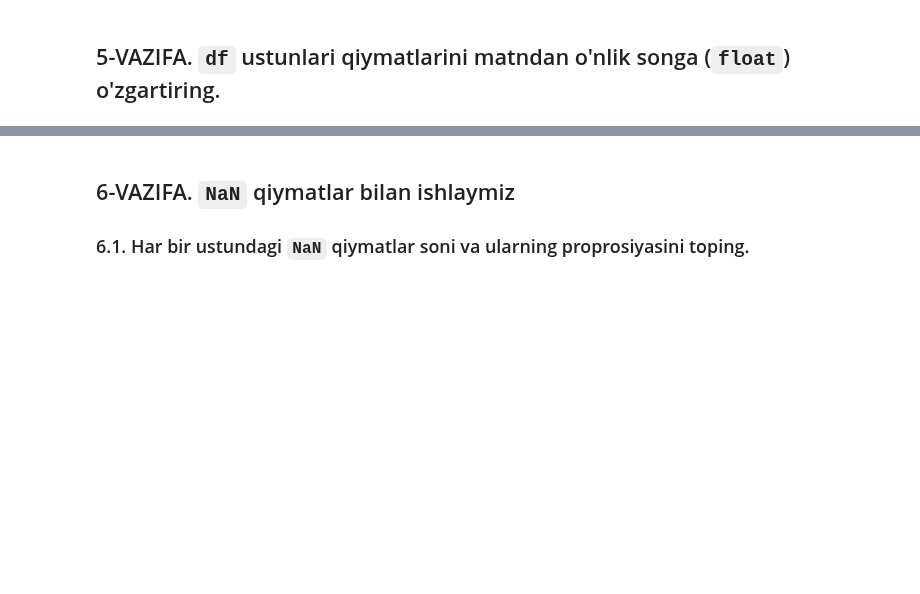
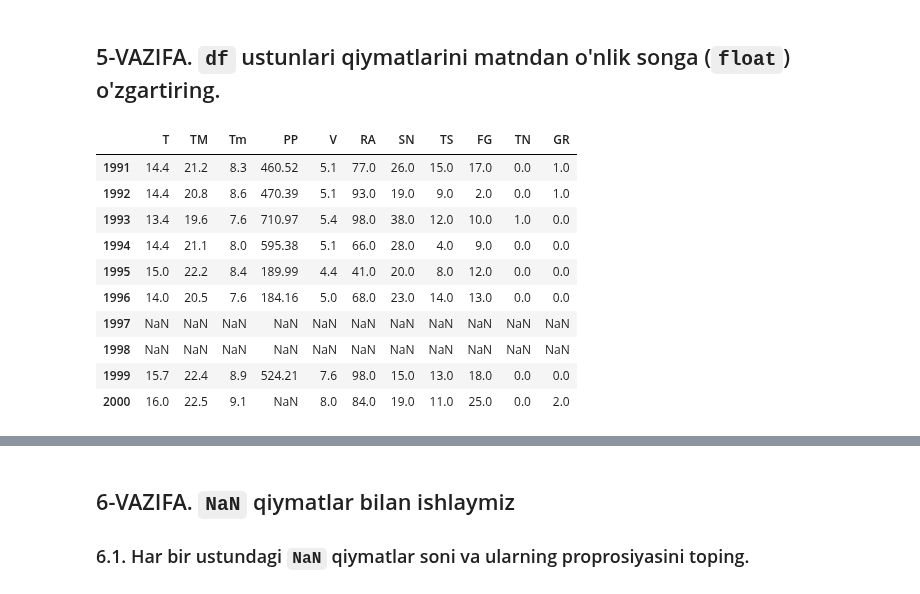
Before and after one commit to Shermukhammat/Mohirdev_Data_Science_praktikum, a Jupyter notebook: visualization/04_VISUAL_AMALIYOT_01_matplotlib.ipynb, the cells around one changed output, grey strips where cells are left out. Saved outputs shown, nothing was run; the diff lists cells and outputs as text; code cells hidden in the pictures; blank space fills up the shorter version.

```diff
--- a/visualization/04_VISUAL_AMALIYOT_01_matplotlib.ipynb
+++ b/visualization/04_VISUAL_AMALIYOT_01_matplotlib.ipynb
@@ -109,3 +153,17 @@ df = df.replace("-", np.nan)
+# %%
+df.head(10)
+# %% [output]
+|  | T | TM | Tm | PP | V | RA | SN | TS | FG | TN | GR |
+| 1991 | 14.4 | 21.2 | 8.3 | 460.52 | 5.1 | 77.0 | 26.0 | 15.0 | 17.0 | 0.0 | 1.0 |
+| 1992 | 14.4 | 20.8 | 8.6 | 470.39 | 5.1 | 93.0 | 19.0 | 9.0 | 2.0 | 0.0 | 1.0 |
+| 1993 | 13.4 | 19.6 | 7.6 | 710.97 | 5.4 | 98.0 | 38.0 | 12.0 | 10.0 | 1.0 | 0.0 |
+| 1994 | 14.4 | 21.1 | 8.0 | 595.38 | 5.1 | 66.0 | 28.0 | 4.0 | 9.0 | 0.0 | 0.0 |
+| 1995 | 15.0 | 22.2 | 8.4 | 189.99 | 4.4 | 41.0 | 20.0 | 8.0 | 12.0 | 0.0 | 0.0 |
+| 1996 | 14.0 | 20.5 | 7.6 | 184.16 | 5.0 | 68.0 | 23.0 | 14.0 | 13.0 | 0.0 | 0.0 |
+| 1997 | NaN | NaN | NaN | NaN | NaN | NaN | NaN | NaN | NaN | NaN | NaN |
+| 1998 | NaN | NaN | NaN | NaN | NaN | NaN | NaN | NaN | NaN | NaN | NaN |
+| 1999 | 15.7 | 22.4 | 8.9 | 524.21 | 7.6 | 98.0 | 15.0 | 13.0 | 18.0 | 0.0 | 0.0 |
+| 2000 | 16.0 | 22.5 | 9.1 | NaN | 8.0 | 84.0 | 19.0 | 11.0 | 25.0 | 0.0 | 2.0 |
 # %%
 #@title To'g'ri javob:
 df = df.astype(dtype='float')
```
Also changed, not shown: parts of 15 cells of this notebook.
